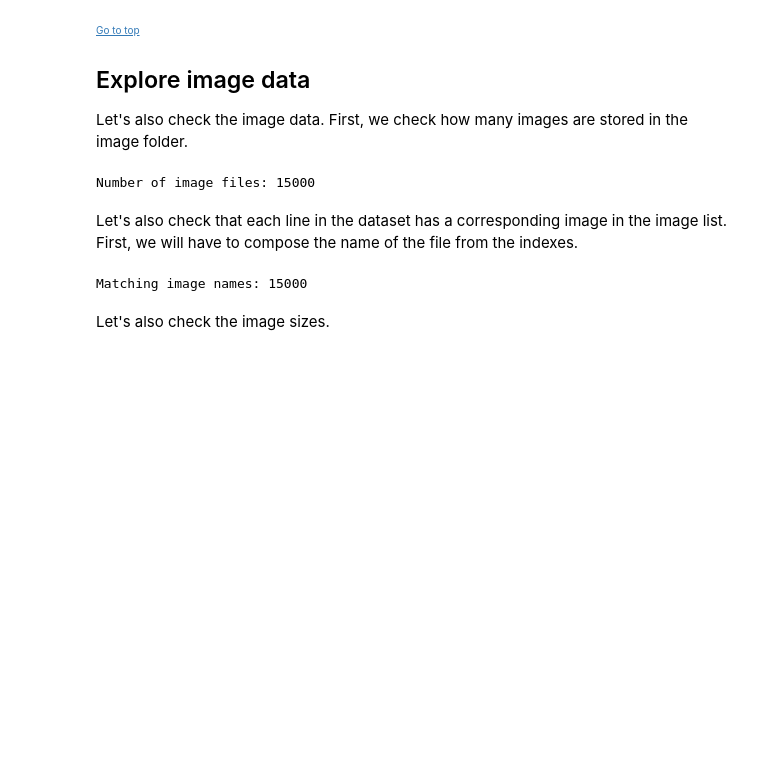
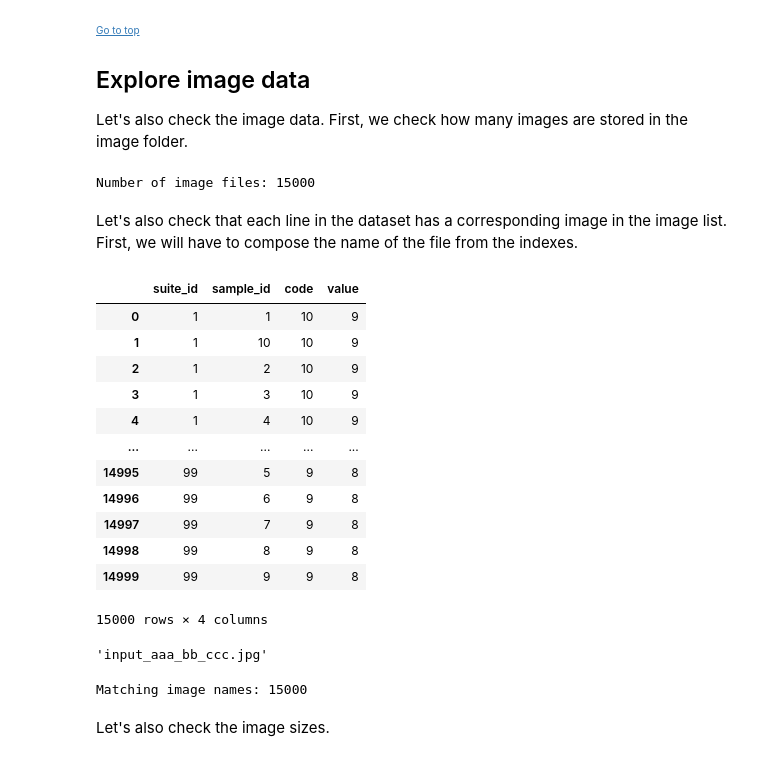
Before and after one commit to fyenne/mycv_docs, a Jupyter notebook: tensorflow-keras-gpu-for-chinese-mnist-prediction.ipynb, the cells around one changed output. Saved outputs shown, nothing was run; the diff lists cells and outputs as text; code cells hidden in the pictures; blank space fills up the shorter version.

```diff
--- a/tensorflow-keras-gpu-for-chinese-mnist-prediction.ipynb
+++ b/tensorflow-keras-gpu-for-chinese-mnist-prediction.ipynb
@@ -221,6 +226,27 @@ Number of image files: 15000
 # %% [markdown]
 Let's also check that each line in the dataset has a corresponding image in the image list.
 First, we will have to compose the name of the file from the indexes.
+# %%
+data_df
+# %% [output]
+|  | suite_id | sample_id | code | value |
+| 0 | 1 | 1 | 10 | 9 |
+| 1 | 1 | 10 | 10 | 9 |
+| 2 | 1 | 2 | 10 | 9 |
+| 3 | 1 | 3 | 10 | 9 |
+| 4 | 1 | 4 | 10 | 9 |
+| ... | ... | ... | ... | ... |
+| 14995 | 99 | 5 | 9 | 8 |
+| 14996 | 99 | 6 | 9 | 8 |
+| 14997 | 99 | 7 | 9 | 8 |
+| 14998 | 99 | 8 | 9 | 8 |
+| 14999 | 99 | 9 | 9 | 8 |
+15000 rows × 4 columns
+# %%
+x=['aaa', 'bb', 'ccc']
+f"input_{x[0]}_{x[1]}_{x[2]}.jpg"
+# %% [output]
+'input_aaa_bb_ccc.jpg'
 # %%
 def create_file_name(x):
     file_name = f"input_{x[0]}_{x[1]}_{x[2]}.jpg"
```
Also changed, not shown: parts of 8 cells of this notebook, 5 other files.
